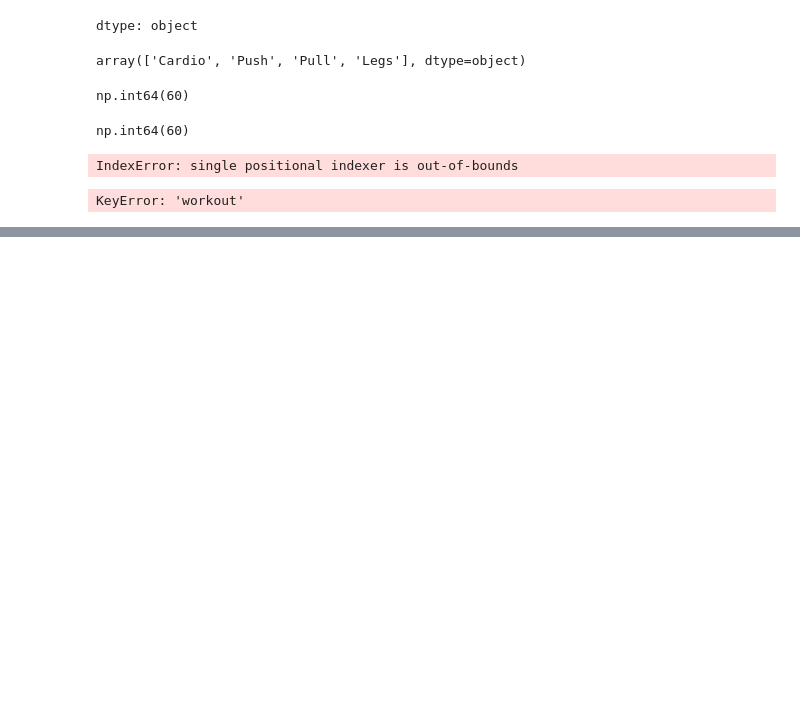
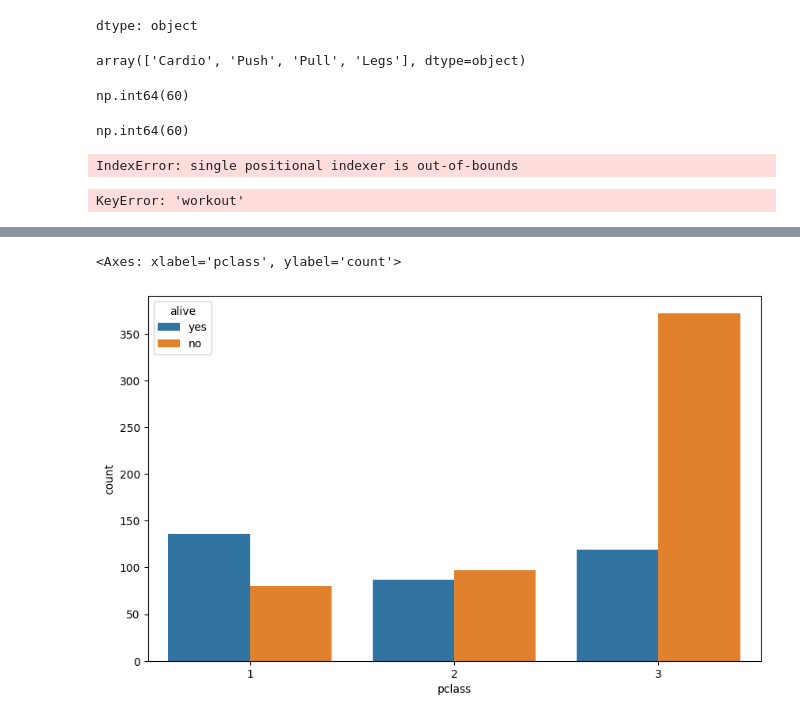
Before and after one commit to AniruddhaK23/fundies-scratch, a Jupyter notebook: Week9Lecture2.ipynb, the cells around one changed output, grey strips where cells are left out. Drawn from its saved outputs; the diff is of its cells as text; code cells hidden in the pictures; blank space fills up the shorter version.

```diff
--- a/Week9Lecture2.ipynb
+++ b/Week9Lecture2.ipynb
@@ -73,0 +174,7 @@ KeyError: 'workout'
+# %%
+plt.figure(figsize=(10, 6))
+titanic_df = sns.load_dataset('titanic')
+sns.countplot(x='pclass',hue='alive', data=titanic_df)
+# %% [output]
+<Axes: xlabel='pclass', ylabel='count'>
+[figure, added]
```
Also changed, not shown: parts of 16 cells of this notebook.
